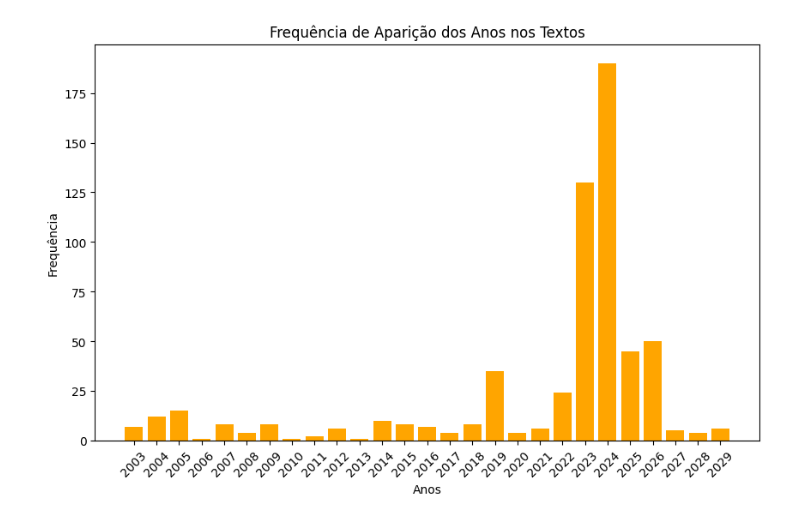
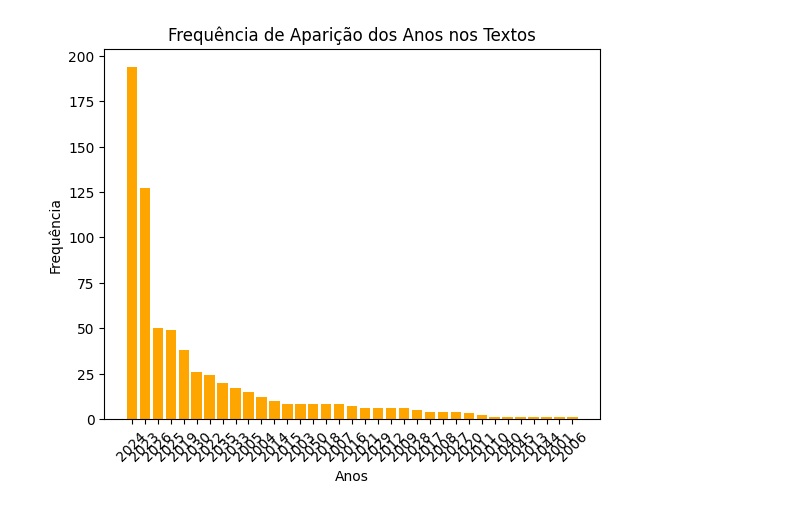
Before and after one commit to LucasFurlan12/Trabalho-LEA---Lucas-Ferraz-Furlan, a Jupyter notebook: Olá,_este_é_o_Colaboratory.ipynb, the cells around one changed output. Cells and saved outputs as stored; diff of their text form; code cells hidden in the pictures.

```diff
--- a/Olá,_este_é_o_Colaboratory.ipynb
+++ b/Olá,_este_é_o_Colaboratory.ipynb
@@ -135,29 +152,33 @@ plt.show()
 # %%
-import pandas as pd
-import matplotlib.pyplot as plt
+import os
+import json
 import re
 from collections import Counter
+import matplotlib.pyplot as plt
 
-df = pd.read_json("data/noticias_planalto.json")
-todos_os_textos = " ".join(df["texto"].dropna())
+pasta_noticias = "noticias"
+def carregar_textos(pasta):
+    textos = []
+    for arquivo in os.listdir(pasta):
+        if arquivo.endswith(".json"):
+            caminho = os.path.join(pasta, arquivo)
+            with open(caminho, "r", encoding="utf-8") as f:
+                dados = json.load(f)
+                if "texto" in dados and dados["texto"] != "N/A":
+                    textos.append(dados["texto"])
+    return textos
 
-# Encontrar todos os anos no texto (2000 até 2025)
-anos_encontrados = re.findall(r"\b(20[0-2][0-9]|2025)\b", todos_os_textos)
-
-# Contar a frequência dos anos
-contador_anos = Counter(anos_encontrados)
-
-# Ordenar os anos para o gráfico
-anos_ordenados = sorted(contador_anos.items())
-anos, frequencias = zip(*anos_ordenados)
-
-# Gerar o gráfico de barras
-plt.figure(figsize=(10, 6))
+textos = carregar_textos(pasta_noticias)
+texto_unificado = " ".join(textos)
+# Identificando os anos (somente no formato 2000-2099)
+anos = re.findall(r'\b20[0-9]{2}\b', texto_unificado)
+contagem_anos = Counter(anos)
+anos, frequencias = zip(*contagem_anos.most_common())
 plt.bar(anos, frequencias, color="orange")
 plt.title("Frequência de Aparição dos Anos nos Textos")
 plt.xlabel("Anos")
 plt.ylabel("Frequência")
 plt.xticks(rotation=45)
 plt.show()
 # %% [output]
-[figure, old version]
+[figure, new version]
```
Also changed, not shown: parts of 8 cells of this notebook.
